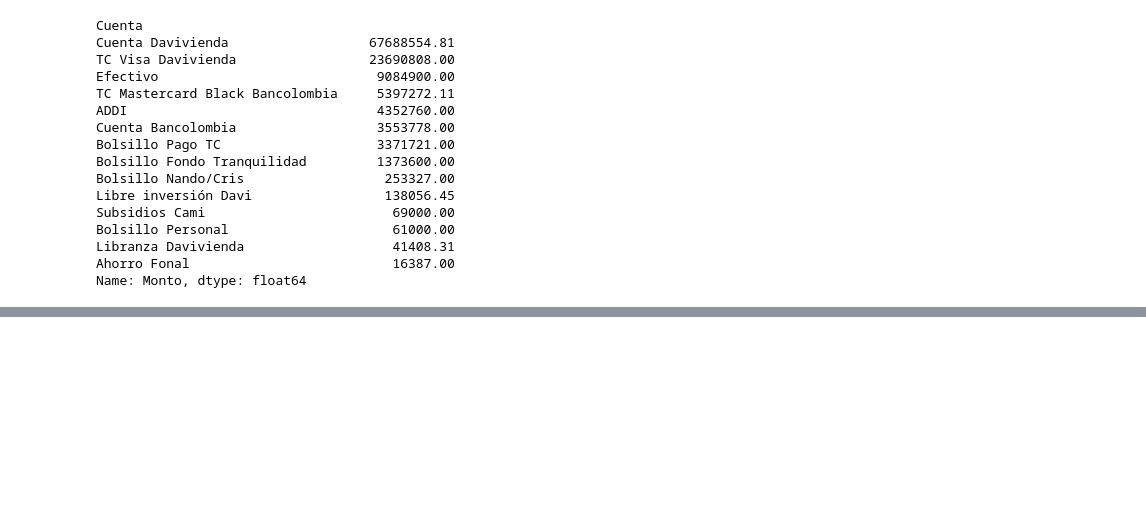
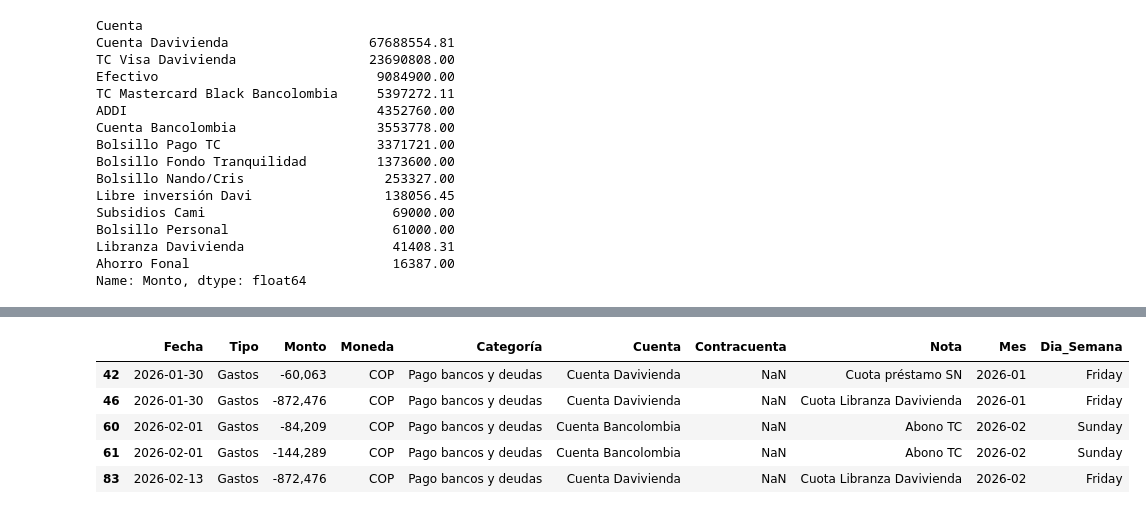
Before and after one commit to NandoRR77/Ejercicios-Practica-Python, a Jupyter notebook: Ciencia de datos/6. Laboratorio Money Control/AnalisisFinanzas.ipynb, the cells around one changed output, grey strips where cells are left out. Cells and saved outputs as stored; diff of their text form; code cells hidden in the pictures; blank space fills up the shorter version.

```diff
--- a/Ciencia de datos/6. Laboratorio Money Control/AnalisisFinanzas.ipynb
+++ b/Ciencia de datos/6. Laboratorio Money Control/AnalisisFinanzas.ipynb
@@ -340,0 +584,6 @@ TypeError: 'method' object is not subscriptable
+# %%
+# Configurar Pandas para mostrar números flotantes con separadores de miles y sin decimales
+pd.options.display.float_format = '{:,.0f}'.format
+
+#Agrupar df_sin_registros_iniciales por Tipo y calcular el total
+df_sin_registros_iniciales.groupby('Tipo')['Monto'].sum()
@@ -340,0 +656,12 @@ TypeError: 'method' object is not subscriptable
+# %%
+#Crear df solo pagos bancos con el df_gastos_reales que es donde he calculado las fechas
+df_pagos_bancos = df_gastos_reales[df_gastos_reales['Categoría'] == 'Pago bancos y deudas'].copy()
+
+df_pagos_bancos.head(5)
+# %% [output]
+|  | Fecha | Tipo | Monto | Moneda | Categoría | Cuenta | Contracuenta | Nota | Mes | Dia_Semana |
+| 42 | 2026-01-30 | Gastos | -60,063 | COP | Pago bancos y deudas | Cuenta Davivienda | NaN | Cuota préstamo SN | 2026-01 | Friday |
+| 46 | 2026-01-30 | Gastos | -872,476 | COP | Pago bancos y deudas | Cuenta Davivienda | NaN | Cuota Libranza Davivienda | 2026-01 | Friday |
+| 60 | 2026-02-01 | Gastos | -84,209 | COP | Pago bancos y deudas | Cuenta Bancolombia | NaN | Abono TC | 2026-02 | Sunday |
+| 61 | 2026-02-01 | Gastos | -144,289 | COP | Pago bancos y deudas | Cuenta Bancolombia | NaN | Abono TC | 2026-02 | Sunday |
+| 83 | 2026-02-13 | Gastos | -872,476 | COP | Pago bancos y deudas | Cuenta Davivienda | NaN | Cuota Libranza Davivienda | 2026-02 | Friday |
```
Also changed, not shown: parts of 29 cells of this notebook, 3 other files.
